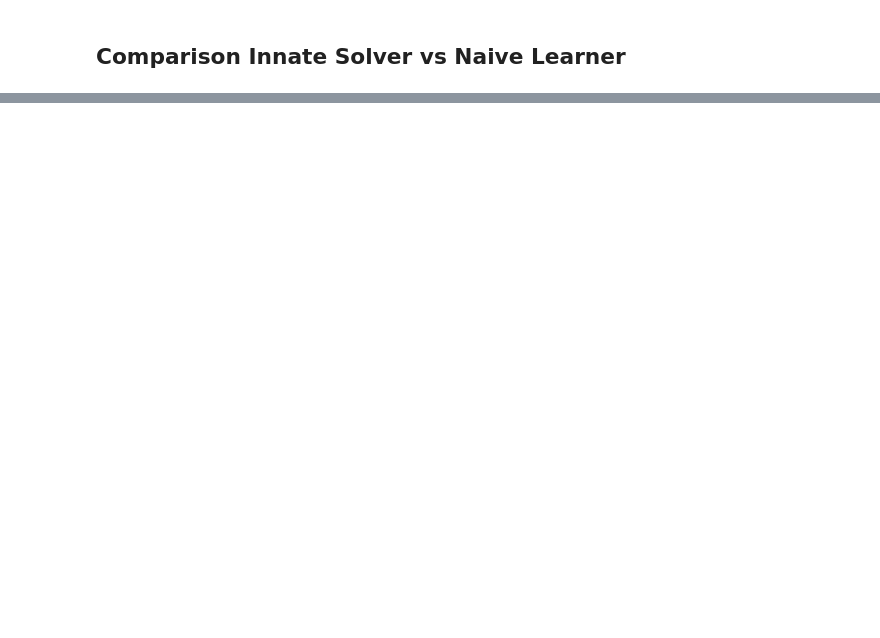
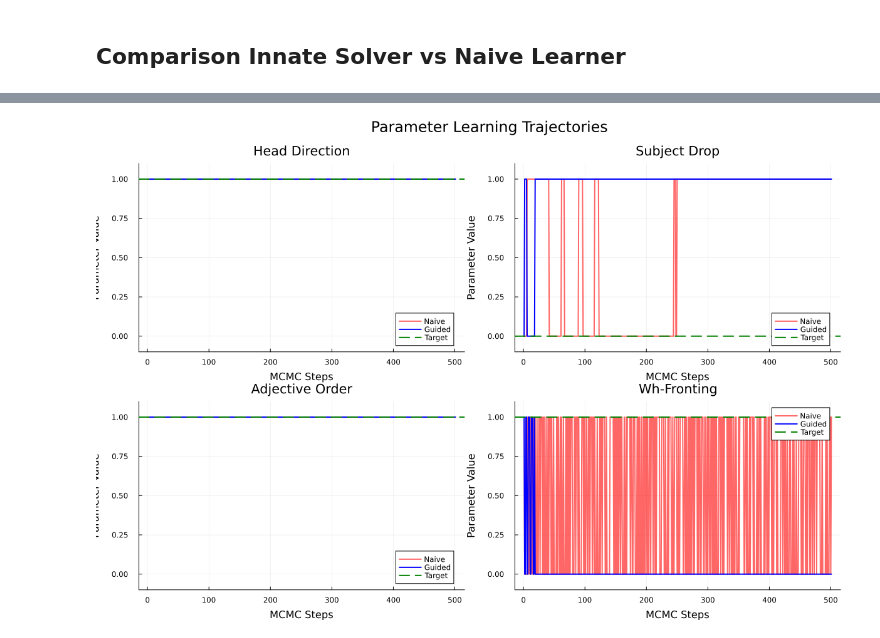
Before and after one commit to vitoratcacamargo/aom, a Jupyter notebook: notebooks/ug_genmodel_v0.ipynb, the cells around one changed output, grey strips where cells are left out. Saved outputs shown, nothing was run; the diff lists cells and outputs as text; code cells hidden in the pictures; blank space fills up the shorter version.

```diff
--- a/notebooks/ug_genmodel_v0.ipynb
+++ b/notebooks/ug_genmodel_v0.ipynb
@@ -781,0 +491,73 @@ Average Accuracy: 73.8%
+# %%
+function track_parameters(trace, n_steps)
+    param_history = Dict(
+        :hd => Bool[],
+        :sd => Bool[],
+        :ao => Bool[],
+        :wh => Bool[]
+    )
+
+    for step in 0:n_steps
+        push!(param_history[:hd], trace[:head_direction])
+        push!(param_history[:sd], trace[:subject_drop])
+        push!(param_history[:ao], trace[:adj_order])
+        push!(param_history[:wh], trace[:wh_fronting])
+
+        if step < n_steps
+            trace = mh_step(trace)
+        end
+    end
+
+    return param_history, trace
+end
+
+# Run tracking for both learners
+naive_trace, _ = generate(corpus_model, (NUM_SENTS_TRAIN,), obs_map)
+naive_params, naive_final = track_parameters(naive_trace, 500)
+
+nn_preds, nn_probs = predict_nn(observed_input_vec)
+guided_init_map = deepcopy(obs_map)
+guided_init_map[:head_direction] = nn_preds.hd
+guided_init_map[:subject_drop] = nn_preds.sd
+guided_init_map[:adj_order] = nn_preds.ao
+guided_init_map[:wh_fronting] = nn_preds.wh
+guided_trace, _ = generate(corpus_model, (NUM_SENTS_TRAIN,), guided_init_map)
+guided_params, guided_final = track_parameters(guided_trace, 500)
+
+# Visualization
+p = plot(layout=(2,2), size=(1200, 800),
+         plot_title="Parameter Learning Trajectories")
+
+param_names = [:hd => "Head Direction", :sd => "Subject Drop",
+               :ao => "Adjective Order", :wh => "Wh-Fronting"]
+
+for (i, (key, name)) in enumerate(param_names)
+    plot!(p[i],
+          Float64.(naive_params[key]),
+          label="Naive",
+          color=:red,
+          alpha=0.6,
+          linewidth=2,
+          title=name,
+          xlabel="MCMC Steps",
+          ylabel="Parameter Value",
+          ylim=(-0.1, 1.1))
+
+    plot!(p[i],
+          Float64.(guided_params[key]),
+          label="Guided",
+          color=:blue,
+          linewidth=2)
+
+    # Add target line
+    target_val = getfield(target_theta, key)
+    hline!(p[i], [Float64(target_val)],
+           label="Target",
+           color=:green,
+           linestyle=:dash,
+           linewidth=2)
+end
+
+display(p)
+# %% [output]
+[figure, added]
```
Also changed, not shown: parts of 24 cells of this notebook, 2 other files.
